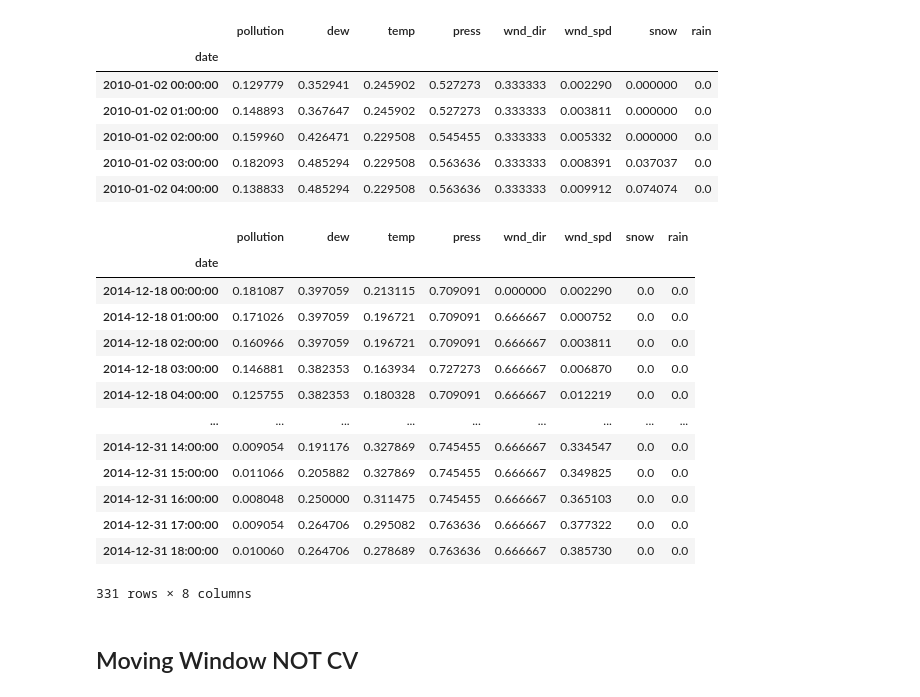
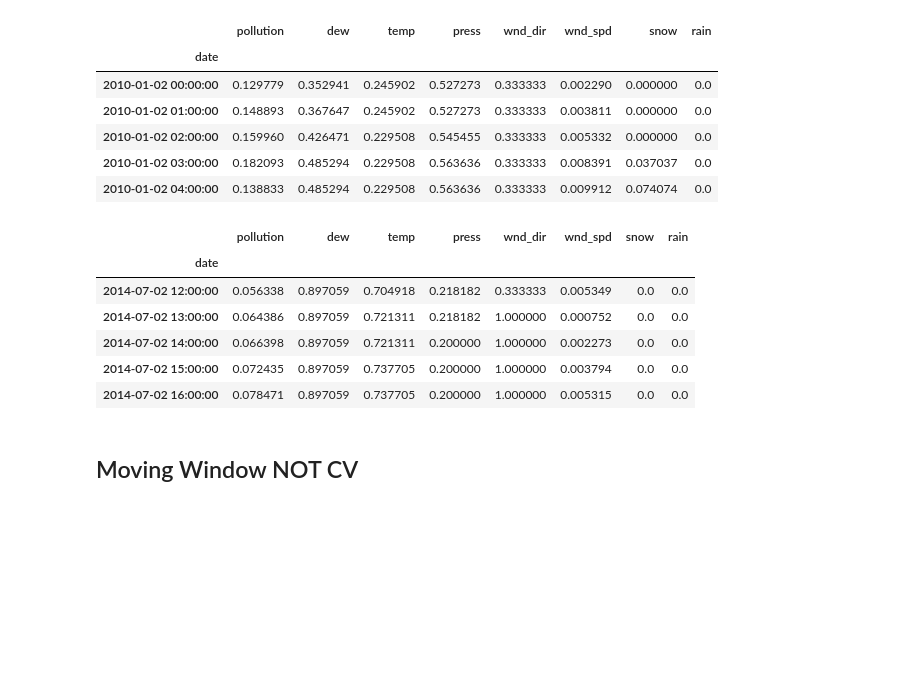
Before and after one commit to djjjones6/Group_Assessment_2, a Jupyter notebook: Matt W/LSTM_practice.ipynb, the cells around one changed output. Cells and saved outputs as stored; diff of their text form; code cells hidden in the pictures; blank space fills up the shorter version.

```diff
--- a/Matt W/LSTM_practice.ipynb
+++ b/Matt W/LSTM_practice.ipynb
@@ -40,22 +40,15 @@ train_data.head()
 | 2010-01-02 03:00:00 | 0.182093 | 0.485294 | 0.229508 | 0.563636 | 0.333333 | 0.008391 | 0.037037 | 0.0 |
 | 2010-01-02 04:00:00 | 0.138833 | 0.485294 | 0.229508 | 0.563636 | 0.333333 | 0.009912 | 0.074074 | 0.0 |
 # %%
-test_data.head(-5)
+test_data.head()
 # %% [output]
 |  | pollution | dew | temp | press | wnd_dir | wnd_spd | snow | rain |
 | date |  |  |  |  |  |  |  |  |
-| 2014-12-18 00:00:00 | 0.181087 | 0.397059 | 0.213115 | 0.709091 | 0.000000 | 0.002290 | 0.0 | 0.0 |
-| 2014-12-18 01:00:00 | 0.171026 | 0.397059 | 0.196721 | 0.709091 | 0.666667 | 0.000752 | 0.0 | 0.0 |
-| 2014-12-18 02:00:00 | 0.160966 | 0.397059 | 0.196721 | 0.709091 | 0.666667 | 0.003811 | 0.0 | 0.0 |
-| 2014-12-18 03:00:00 | 0.146881 | 0.382353 | 0.163934 | 0.727273 | 0.666667 | 0.006870 | 0.0 | 0.0 |
-| 2014-12-18 04:00:00 | 0.125755 | 0.382353 | 0.180328 | 0.709091 | 0.666667 | 0.012219 | 0.0 | 0.0 |
-| ... | ... | ... | ... | ... | ... | ... | ... | ... |
-| 2014-12-31 14:00:00 | 0.009054 | 0.191176 | 0.327869 | 0.745455 | 0.666667 | 0.334547 | 0.0 | 0.0 |
-| 2014-12-31 15:00:00 | 0.011066 | 0.205882 | 0.327869 | 0.745455 | 0.666667 | 0.349825 | 0.0 | 0.0 |
-| 2014-12-31 16:00:00 | 0.008048 | 0.250000 | 0.311475 | 0.745455 | 0.666667 | 0.365103 | 0.0 | 0.0 |
-| 2014-12-31 17:00:00 | 0.009054 | 0.264706 | 0.295082 | 0.763636 | 0.666667 | 0.377322 | 0.0 | 0.0 |
-| 2014-12-31 18:00:00 | 0.010060 | 0.264706 | 0.278689 | 0.763636 | 0.666667 | 0.385730 | 0.0 | 0.0 |
+| 2014-07-02 12:00:00 | 0.056338 | 0.897059 | 0.704918 | 0.218182 | 0.333333 | 0.005349 | 0.0 | 0.0 |
+| 2014-07-02 13:00:00 | 0.064386 | 0.897059 | 0.721311 | 0.218182 | 1.000000 | 0.000752 | 0.0 | 0.0 |
+| 2014-07-02 14:00:00 | 0.066398 | 0.897059 | 0.721311 | 0.200000 | 1.000000 | 0.002273 | 0.0 | 0.0 |
+| 2014-07-02 15:00:00 | 0.072435 | 0.897059 | 0.737705 | 0.200000 | 1.000000 | 0.003794 | 0.0 | 0.0 |
+| 2014-07-02 16:00:00 | 0.078471 | 0.897059 | 0.737705 | 0.200000 | 1.000000 | 0.005315 | 0.0 | 0.0 |
-331 rows × 8 columns
 # %% [markdown]
 ## Moving Window NOT CV
 # %% [markdown]
```
Also changed, not shown: parts of 96 cells of this notebook.
